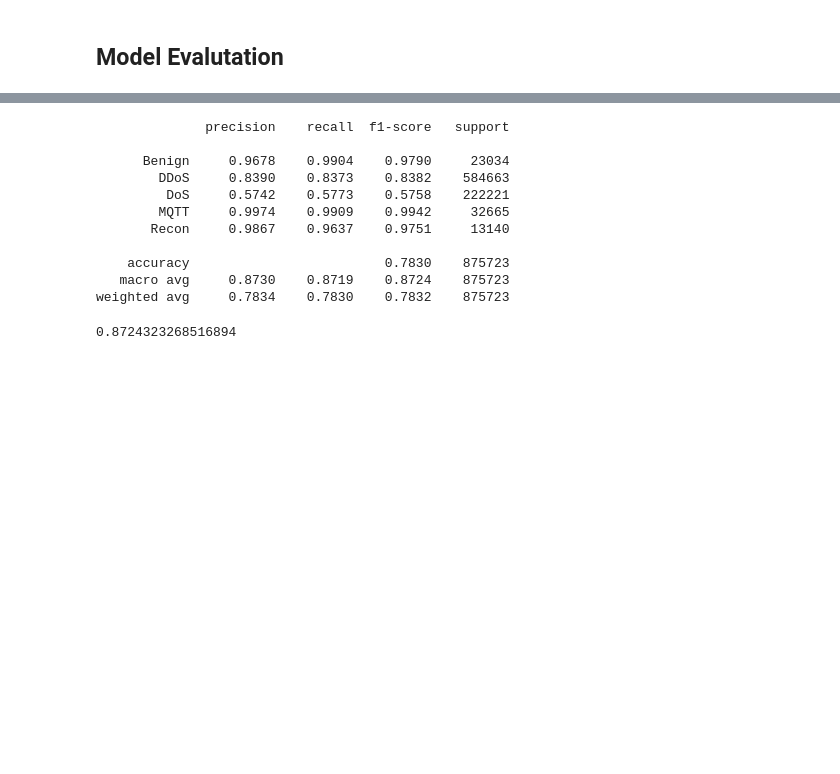
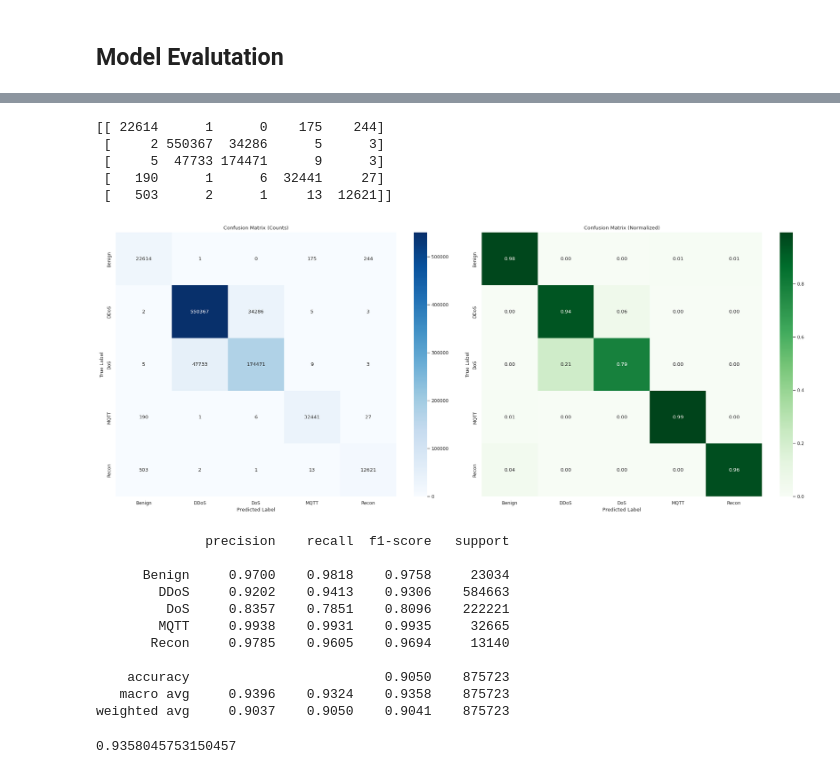
Before and after one commit to sssspppuud/Network-Intrusion-Detection-System-with-Explainable-Deep-Learning, a Jupyter notebook: Code/main.ipynb, the cells around one changed output, grey strips where cells are left out. Saved outputs shown, nothing was run; the diff lists cells and outputs as text; code cells hidden in the pictures; blank space fills up the shorter version.

```diff
--- a/Code/main.ipynb
+++ b/Code/main.ipynb
@@ -708,0 +614,3 @@ plot_confusion_matrix(y_true_list, y_pred_list, encoder.classes_)
+# %%
+y_pred_probs = model.predict(X_test_scaled)
+y_pred_classes = np.argmax(y_pred_probs, axis = 1)
@@ -709,18 +619,27 @@ plot_confusion_matrix(y_true_list, y_pred_list, encoder.classes_)
+# %%
+plot_confusion_matrix(y_test, y_pred_classes, encoder.classes_)
+# %% [output]
+[[ 22614      1      0    175    244]
+ [     2 550367  34286      5      3]
+ [     5  47733 174471      9      3]
+ [   190      1      6  32441     27]
+ [   503      2      1     13  12621]]
+[figure, added]
 # %%
-print(classification_report(y_true_list, y_pred_list, digits=4, target_names=encoder.classes_))
+print(classification_report(y_test, y_pred_classes, digits=4, target_names=encoder.classes_))
 # %% [output]
               precision    recall  f1-score   support
 
-      Benign     0.9678    0.9904    0.9790     23034
-        DDoS     0.8390    0.8373    0.8382    584663
-         DoS     0.5742    0.5773    0.5758    222221
-        MQTT     0.9974    0.9909    0.9942     32665
-       Recon     0.9867    0.9637    0.9751     13140
+      Benign     0.9700    0.9818    0.9758     23034
+        DDoS     0.9202    0.9413    0.9306    584663
+         DoS     0.8357    0.7851    0.8096    222221
+        MQTT     0.9938    0.9931    0.9935     32665
+       Recon     0.9785    0.9605    0.9694     13140
 
-    accuracy                         0.7830    875723
-   macro avg     0.8730    0.8719    0.8724    875723
-weighted avg     0.7834    0.7830    0.7832    875723
+    accuracy                         0.9050    875723
+   macro avg     0.9396    0.9324    0.9358    875723
+weighted avg     0.9037    0.9050    0.9041    875723
 # %%
-f1_score(y_test, y_pred_list, average="macro")
+f1_score(y_test, y_pred_classes, average="macro")
 # %% [output]
-0.8724323268516894
+0.9358045753150457
```
Also changed, not shown: parts of 46 cells of this notebook, 3 other files.
